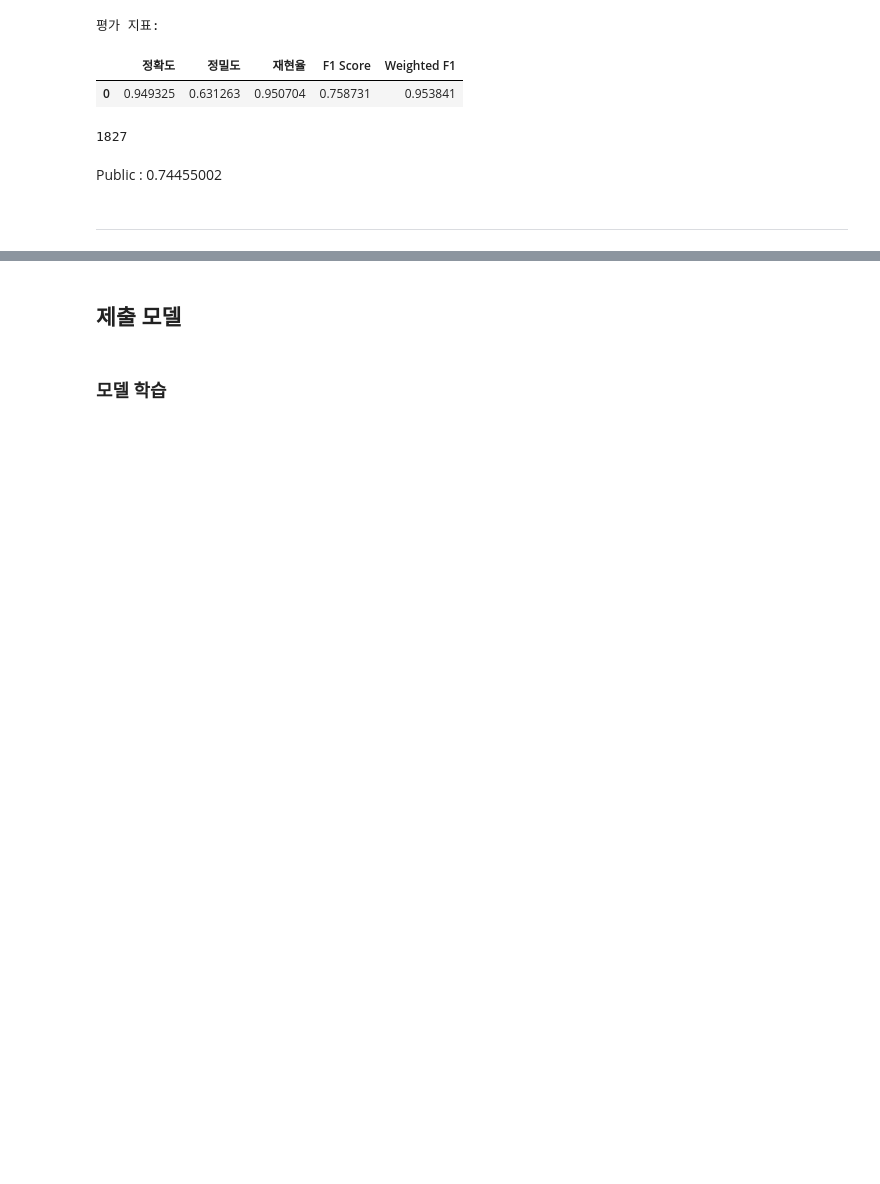
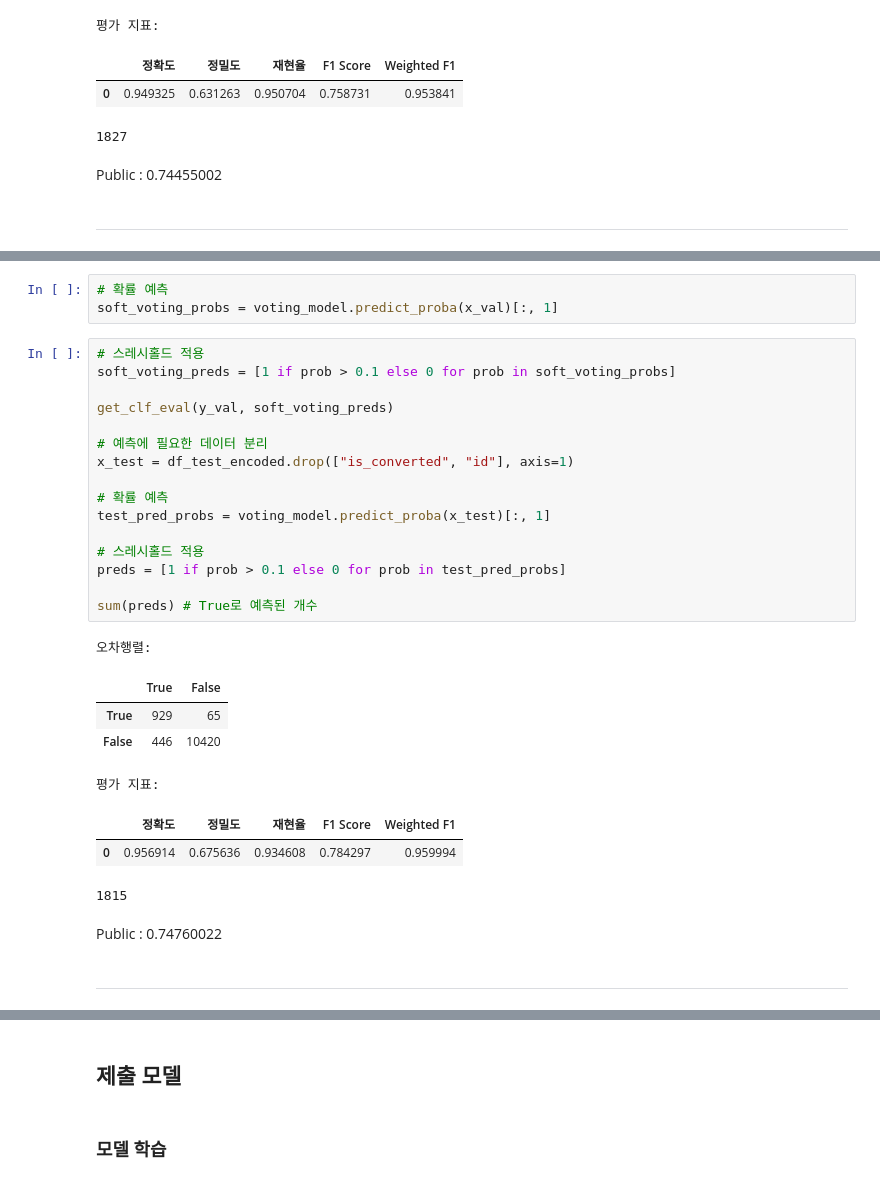
Before and after one commit to BaekJunehong/LG_Aimers_4th, a Jupyter notebook: Total_code.ipynb, the cells around one changed output, grey strips where cells are left out. Cells and saved outputs as stored; diff of their text form; blank space fills up the shorter version.

```diff
--- a/Total_code.ipynb
+++ b/Total_code.ipynb
@@ -1370,0 +1473,32 @@ Public : 0.74455002
+# %%
+# 확률 예측
+soft_voting_probs = voting_model.predict_proba(x_val)[:, 1]
+# %%
+# 스레시홀드 적용
+soft_voting_preds = [1 if prob > 0.1 else 0 for prob in soft_voting_probs]
+
+get_clf_eval(y_val, soft_voting_preds)
+
+# 예측에 필요한 데이터 분리
+x_test = df_test_encoded.drop(["is_converted", "id"], axis=1)
+
+# 확률 예측
+test_pred_probs = voting_model.predict_proba(x_test)[:, 1]
+
+# 스레시홀드 적용
+preds = [1 if prob > 0.1 else 0 for prob in test_pred_probs]
+
+sum(preds) # True로 예측된 개수
+# %% [output]
+오차행렬:
+|  | True | False |
+| True | 929 | 65 |
+| False | 446 | 10420 |
+평가 지표:
+|  | 정확도 | 정밀도 | 재현율 | F1 Score | Weighted F1 |
+| 0 | 0.956914 | 0.675636 | 0.934608 | 0.784297 | 0.959994 |
+1815
+# %% [markdown]
+Public : 0.74760022
+# %% [markdown]
+----
```
Also changed, not shown: parts of 13 cells of this notebook.
